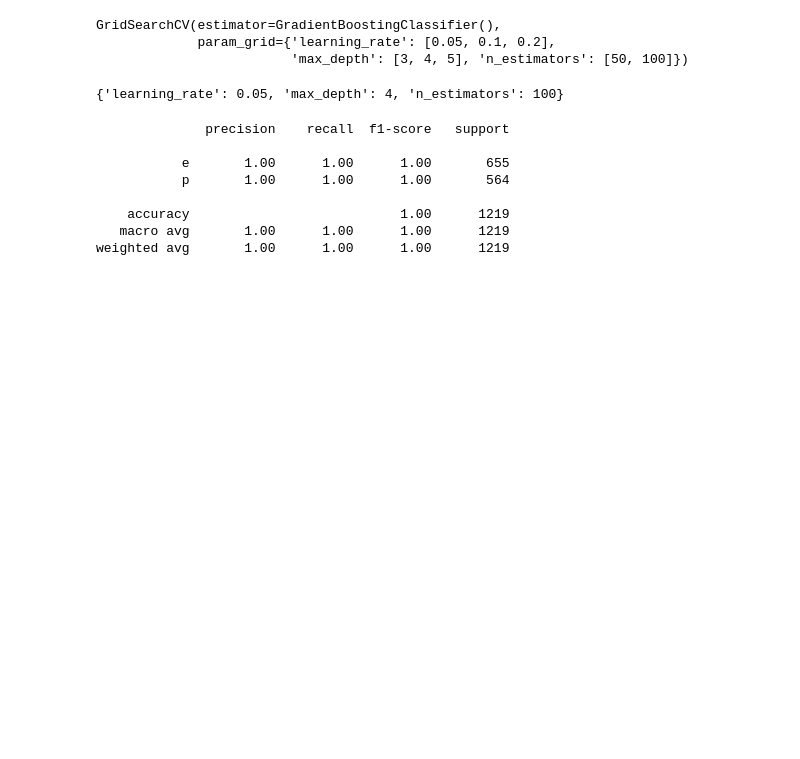
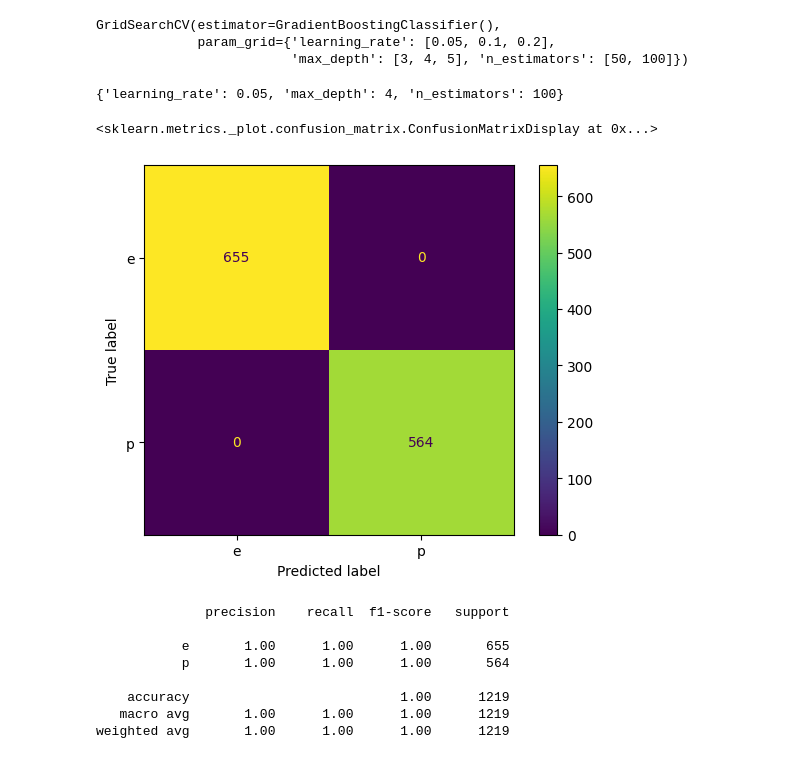
Before and after one commit to ahghanbarpour/MachineLearning, a Jupyter notebook: 21- GradBoosting.ipynb, the cells around one changed output. Drawn from its saved outputs; the diff is of its cells as text; code cells hidden in the pictures; blank space fills up the shorter version.

Commit message:
display confusion matrix

```diff
--- a/21- GradBoosting.ipynb
+++ b/21- GradBoosting.ipynb
@@ -52,6 +52,11 @@ predictions = grid.predict(X_test)
 grid.best_params_
 # %% [output]
 {'learning_rate': 0.05, 'max_depth': 4, 'n_estimators': 100}
+# %%
+ConfusionMatrixDisplay.from_predictions(y_test,predictions)
+# %% [output]
+<sklearn.metrics._plot.confusion_matrix.ConfusionMatrixDisplay at 0x...>
+[figure, added]
 # %%
 print(classification_report(y_test,predictions))
 # %% [output]
```
